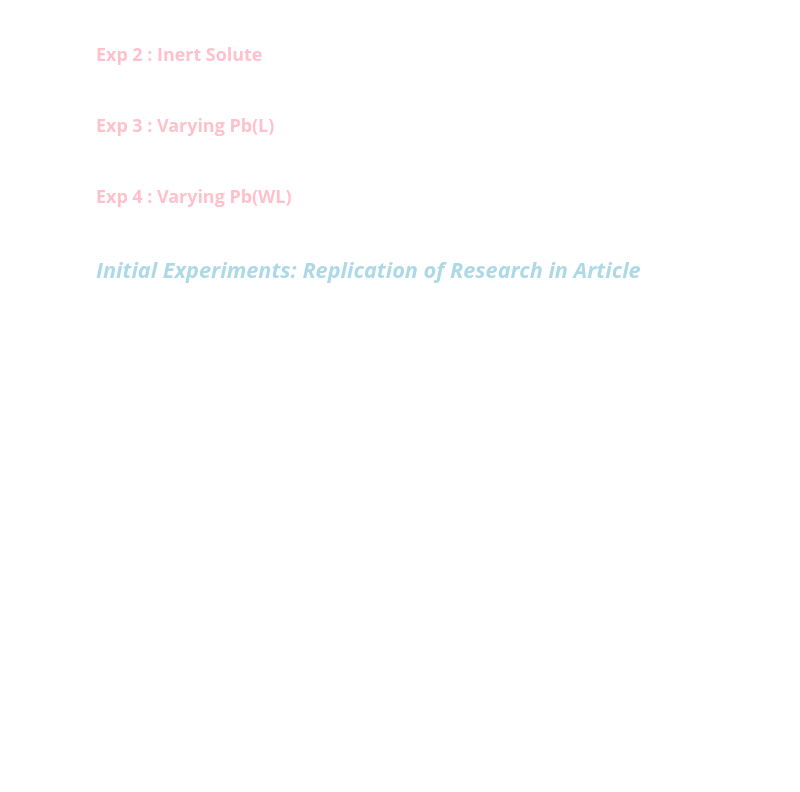
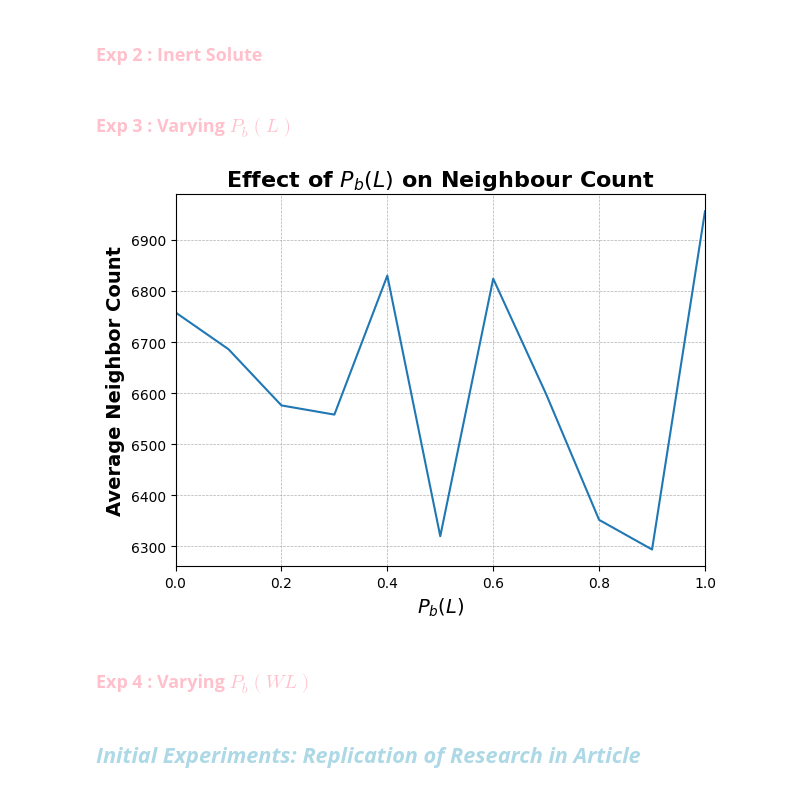
Before and after one commit to ThomasGlansdorp/CSS_19, a Jupyter notebook: main.ipynb, the cells around one changed output. Drawn from its saved outputs; the diff is of its cells as text; code cells hidden in the pictures; blank space fills up the shorter version.

```diff
--- a/main.ipynb
+++ b/main.ipynb
@@ -81,4 +81,4 @@ pbw & pbl leave out pbwl interactions
 # %% [markdown]
 ### <font color = Pink > **Exp 2 : Inert Solute** </font>
 # %% [markdown]
-### <font color = Pink > **Exp 3 : Varying Pb(L)** </font>
+### <font color = Pink > **Exp 3 : Varying $P_b(L)$** </font>
@@ -85,5 +123,37 @@ pbw & pbl leave out pbwl interactions
+# %%
+pbl_values_percent = [value for value in pbl_values]  # Convert to percentage
+
+# Extract averages and standard deviations for plotting
+averages = [all_results[pbw]['average'] for pbw in pbl_values]
+std_devs = [all_results[pbw]['std_dev'] for pbw in pbl_values]
+
+# Calculate confidence interval for error bars
+num_runs = 5
+confidence_interval = 1.96 * np.array(std_devs) / np.sqrt(num_runs)
+
+# Calculate lower and upper bounds for the confidence interval
+lower_bound = np.array(averages) - confidence_interval
+upper_bound = np.array(averages) + confidence_interval
+
+# Plotting
+plt.plot(pbl_values_percent, averages, label='Neighbor Count')
+plt.fill_between(pbl_values_percent, lower_bound, upper_bound, alpha=0.2)
+
+# Setting plot attributes
+plt.xlabel('$P_b(L)$', fontsize=14, fontweight='bold')
+plt.ylabel('Average Neighbor Count', fontsize=14, fontweight='bold')
+plt.title('Effect of $P_b(L)$ on Neighbour Count', fontsize=16, fontweight='bold')
+plt.xlim(0,1)
+plt.xticks(fontsize=10)
+plt.yticks(fontsize=10)
+# plt.legend(fontsize=10)
+plt.grid(True, which='both', linestyle='--', linewidth=0.5)
+plt.tight_layout()
+plt.show()
+# %% [output]
+[figure, added]
 # %% [markdown]
-### <font color = Pink > **Exp 4 : Varying Pb(WL)** </font>
+### <font color = Pink > **Exp 4 : Varying $P_b(WL)$** </font>
 # %% [markdown]
 ## <font color = LightBlue > ***Initial Experiments: Replication of Research in Article*** </font>
 # %% [markdown]
```
Also changed, not shown: parts of 2 cells of this notebook, 1 other file.
